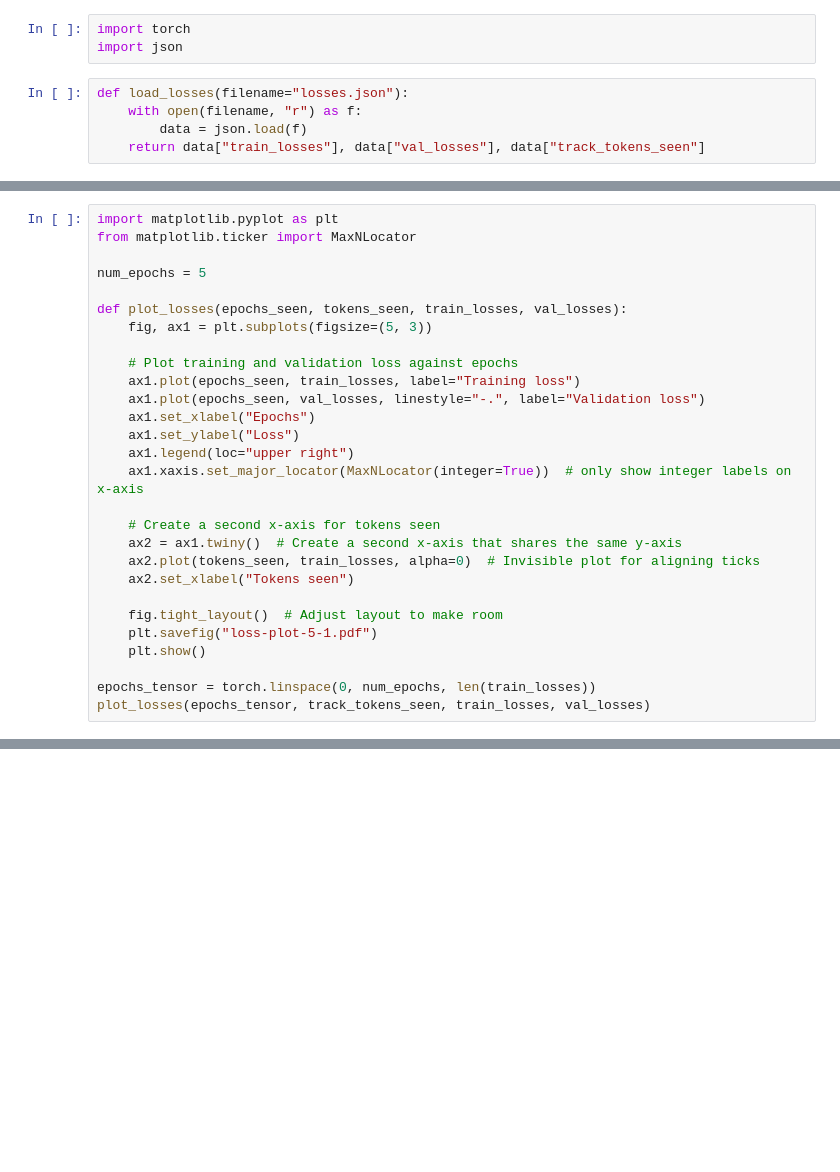
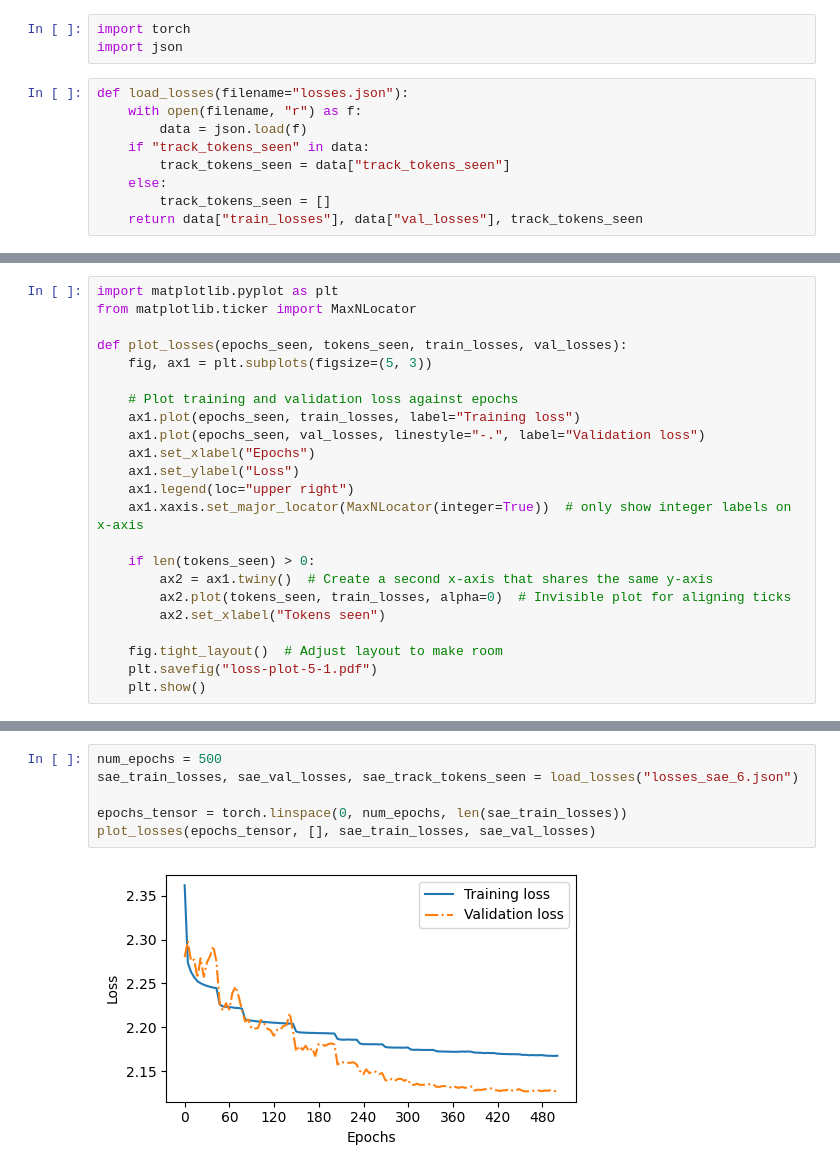
Before and after one commit to iug-htw/GPTAndPrejudice, a Jupyter notebook: loss_plotter.ipynb, the cells around one changed output, grey strips where cells are left out. Saved outputs shown, nothing was run; the diff lists cells and outputs as text; blank space fills up the shorter version.

Commit message:
sae training

```diff
--- a/loss_plotter.ipynb
+++ b/loss_plotter.ipynb
@@ -5,4 +5,8 @@ import json
 def load_losses(filename="losses.json"):
     with open(filename, "r") as f:
         data = json.load(f)
-    return data["train_losses"], data["val_losses"], data["track_tokens_seen"]
+    if "track_tokens_seen" in data:
+        track_tokens_seen = data["track_tokens_seen"]
+    else:
+        track_tokens_seen = []
+    return data["train_losses"], data["val_losses"], track_tokens_seen
@@ -11,8 +13,6 @@ train_losses, val_losses, track_tokens_seen = load_losses()
 # %%
 import matplotlib.pyplot as plt
 from matplotlib.ticker import MaxNLocator
-
-num_epochs = 5
 
 def plot_losses(epochs_seen, tokens_seen, train_losses, val_losses):
     fig, ax1 = plt.subplots(figsize=(5, 3))
@@ -25,14 +25,11 @@ def plot_losses(epochs_seen, tokens_seen, train_losses, val_losses):
     ax1.legend(loc="upper right")
     ax1.xaxis.set_major_locator(MaxNLocator(integer=True))  # only show integer labels on x-axis
 
-    # Create a second x-axis for tokens seen
-    ax2 = ax1.twiny()  # Create a second x-axis that shares the same y-axis
-    ax2.plot(tokens_seen, train_losses, alpha=0)  # Invisible plot for aligning ticks
-    ax2.set_xlabel("Tokens seen")
+    if len(tokens_seen) > 0:
+        ax2 = ax1.twiny()  # Create a second x-axis that shares the same y-axis
+        ax2.plot(tokens_seen, train_losses, alpha=0)  # Invisible plot for aligning ticks
+        ax2.set_xlabel("Tokens seen")
 
     fig.tight_layout()  # Adjust layout to make room
     plt.savefig("loss-plot-5-1.pdf")
     plt.show()
-
-epochs_tensor = torch.linspace(0, num_epochs, len(train_losses))
-plot_losses(epochs_tensor, track_tokens_seen, train_losses, val_losses)
@@ -40,0 +44,8 @@ plot_losses(epochs_tensor, track_tokens_seen, train_losses, val_losses)
+# %%
+num_epochs = 500
+sae_train_losses, sae_val_losses, sae_track_tokens_seen = load_losses("losses_sae_6.json")
+
+epochs_tensor = torch.linspace(0, num_epochs, len(sae_train_losses))
+plot_losses(epochs_tensor, [], sae_train_losses, sae_val_losses)
+# %% [output]
+[figure, added]
```
Also changed, not shown: parts of 4 cells of this notebook, 6 other files.
